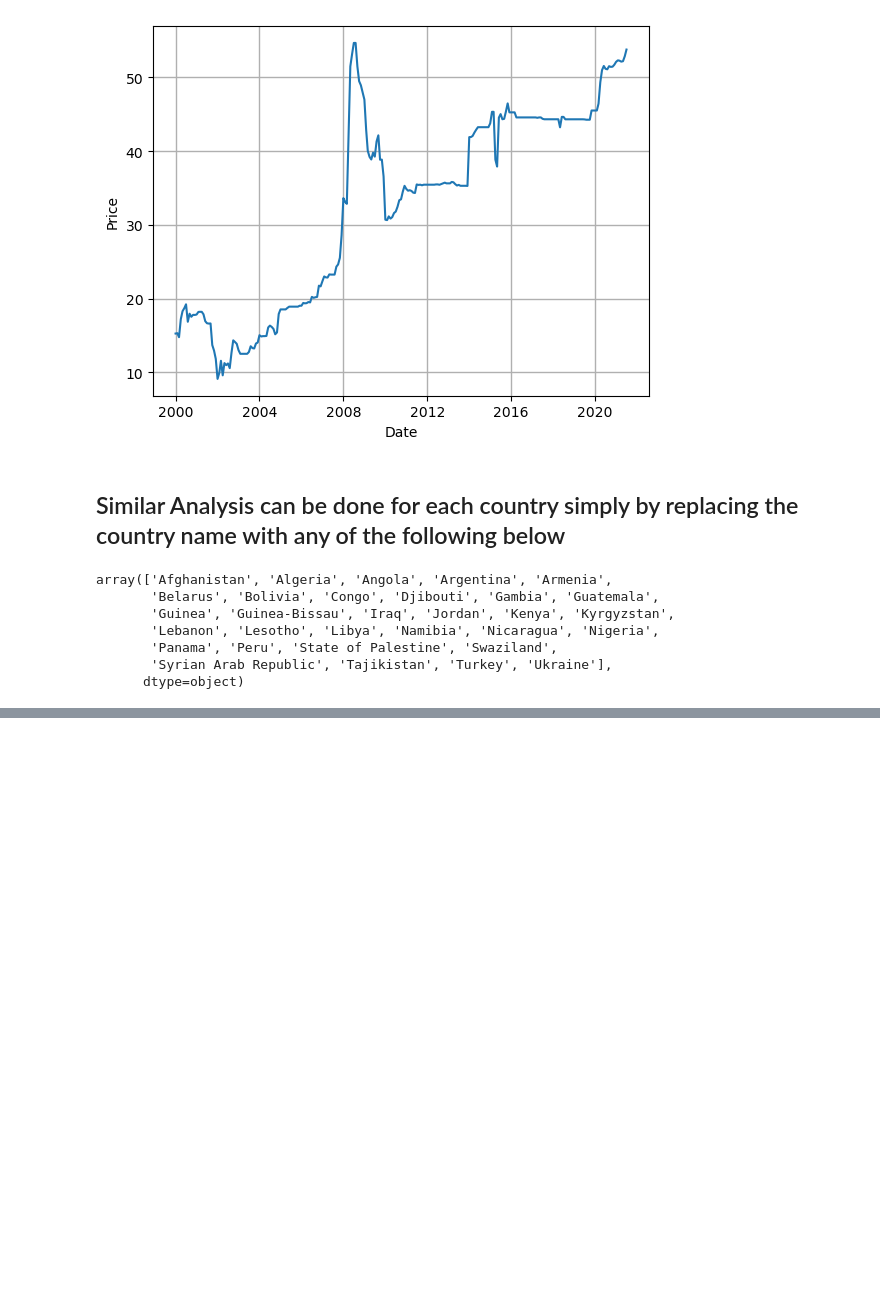
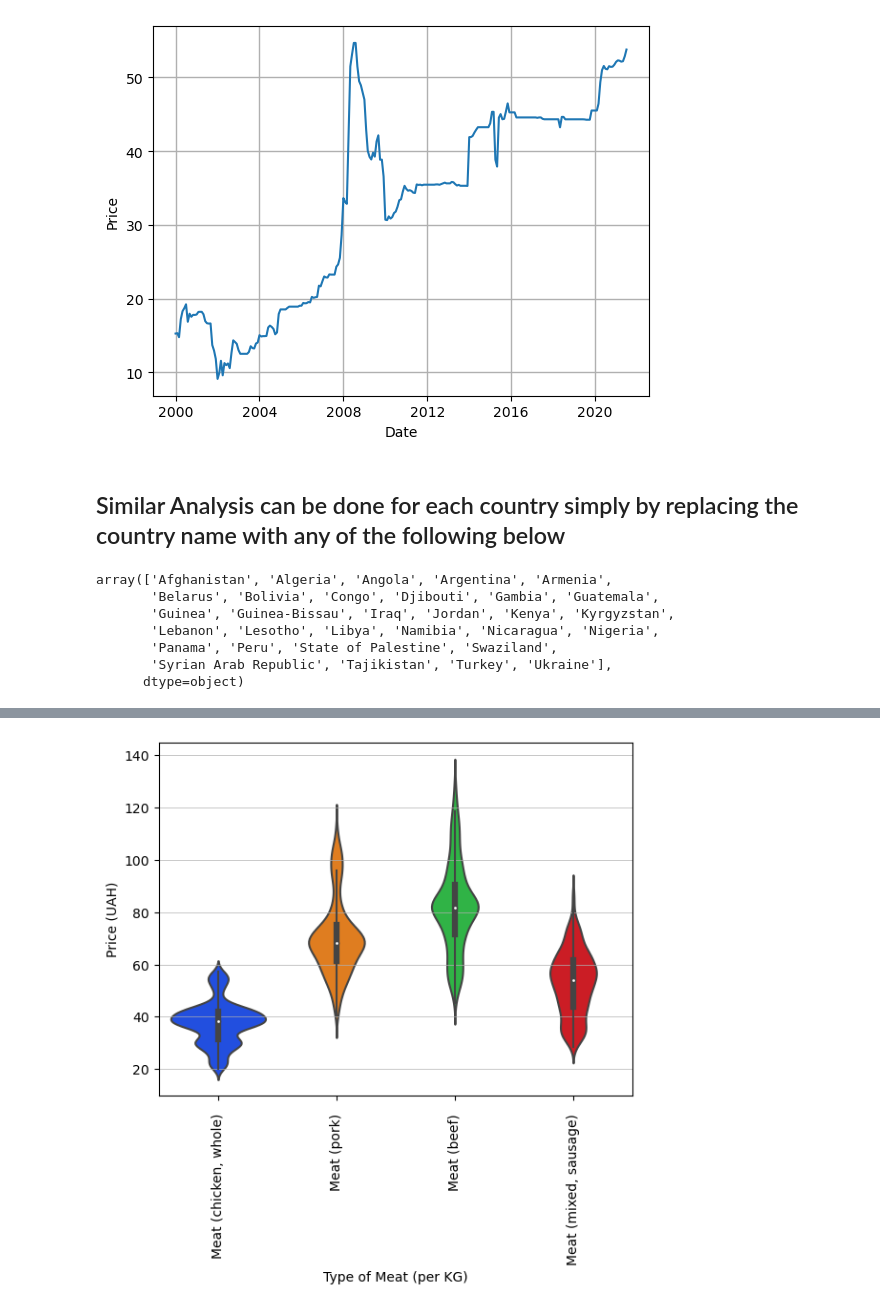
Before and after one commit to YatikT/GlobalFoodPricesAnalysis, a Jupyter notebook: Global Food Prices Data Analysis.ipynb, the cells around one changed output, grey strips where cells are left out. Drawn from its saved outputs; the diff is of its cells as text; code cells hidden in the pictures; blank space fills up the shorter version.

```diff
--- a/Global Food Prices Data Analysis.ipynb
+++ b/Global Food Prices Data Analysis.ipynb
@@ -167,0 +174,2 @@ array(['Afghanistan', 'Algeria', 'Angola', 'Argentina', 'Armenia',
+# %%
+meat_data = df2[(df2["Country"] == 'Ukraine') & (df2['Food'].str.contains('Meat'))]
@@ -167,0 +181,8 @@ array(['Afghanistan', 'Algeria', 'Angola', 'Argentina', 'Armenia',
+# %%
+plt.grid(linewidth=0.5);
+sns.violinplot(data=meat_data, x='Food', y='Price', palette="bright");
+plt.xticks(rotation=90);
+plt.xlabel('Type of Meat (per KG)');
+plt.ylabel('Price (UAH)');
+# %% [output]
+[figure, added]
```
Also changed, not shown: parts of 7 cells of this notebook.
